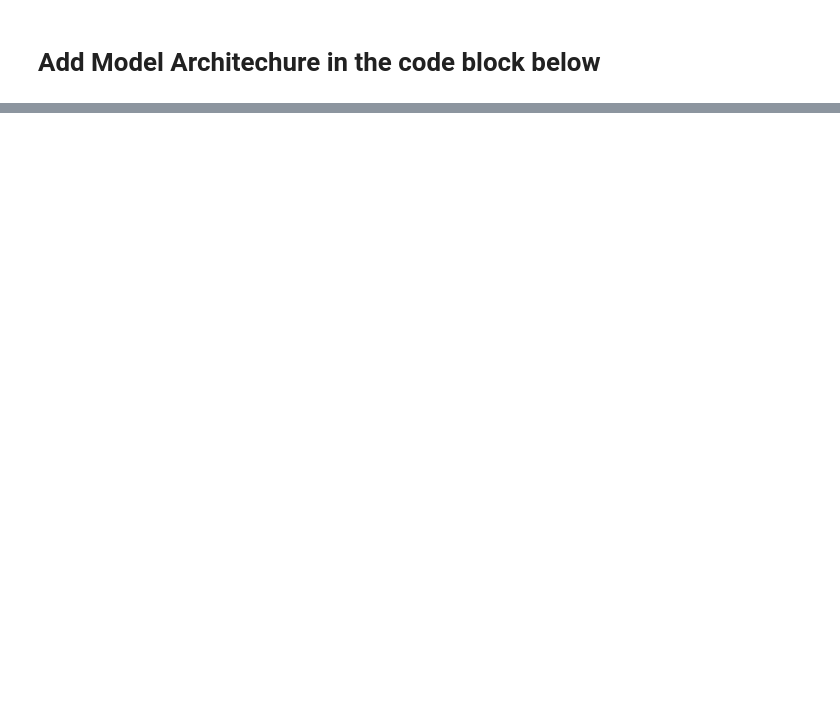
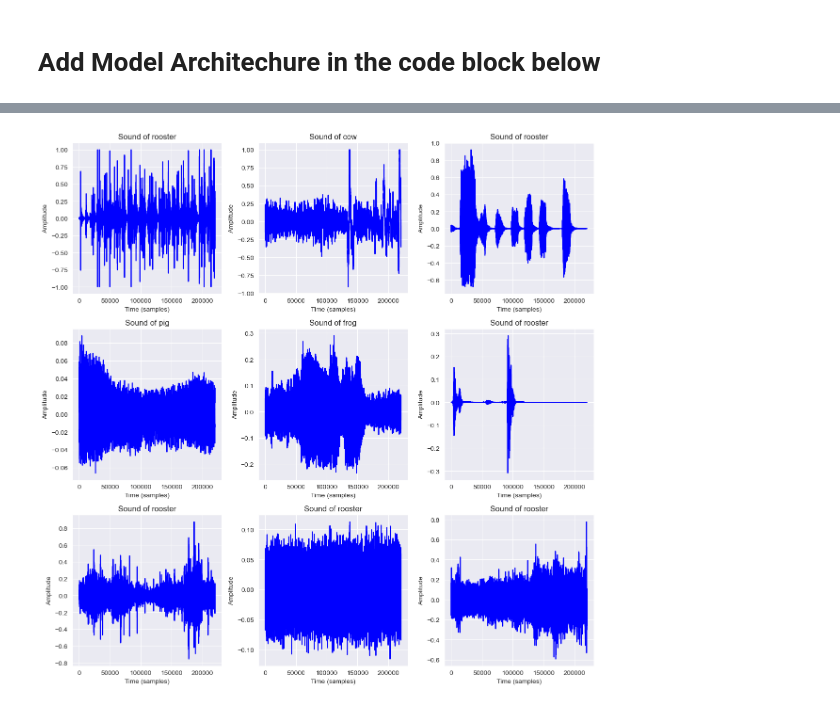
Before and after one commit to Tydox/ESC_Dissertation_2024_EEE, a Jupyter notebook: Visualize_Model.ipynb, the cells around one changed output, grey strips where cells are left out. Drawn from its saved outputs; the diff is of its cells as text; code cells hidden in the pictures; blank space fills up the shorter version.

```diff
--- a/Visualize_Model.ipynb
+++ b/Visualize_Model.ipynb
@@ -83,0 +309,56 @@ model_graph.visual_graph
+# %%
+import os
+import numpy as np
+import matplotlib.pyplot as plt
+import librosa
+
+# Define the sound dictionary
+sound_dictionary = {
+    "0": "dog", "1": "rooster", "2": "pig", "3": "cow", "4": "frog", "5": "cat",
+    "6": "hen", "7": "insects", "8": "sheep", "9": "crow", "10": "rain",
+    "11": "sea_waves", "12": "crackling_fire", "13": "crickets", "14": "chirping_birds",
+    "15": "water_drops", "16": "wind", "17": "pouring_water", "18": "toilet_flush",
+    "19": "thunderstorm", "20": "crying_baby", "21": "sneezing", "22": "clapping",
+    "23": "breathing", "24": "coughing", "25": "footsteps", "26": "laughing",
+    "27": "brushing_teeth", "28": "snoring", "29": "drinking_sipping", "30": "door_wood_knock",
+    "31": "mouse_click", "32": "keyboard_typing", "33": "door_wood_creaks", "34": "can_opening",
+    "35": "washing_machine", "36": "vacuum_cleaner", "37": "clock_alarm", "38": "clock_tick",
+    "39": "glass_breaking", "40": "helicopter", "41": "chainsaw", "42": "siren", "43": "car_horn",
+    "44": "engine", "45": "train", "46": "church_bells", "47": "airplane", "48": "fireworks", "49": "hand_saw"
+}
+
+# Define the folder path containing audio files
+folder_path = '//Users/daniel/Desktop/Github/ESC_Dissertation_2024_EEE/ESC-50-master/Audio/'
+
+# Get list of all audio files in the folder (adjust extension if necessary)
+audio_files = [f for f in os.listdir(folder_path) if f.endswith('.wav')]
+
+# Set up the 3x3 subplot grid
+fig, axs = plt.subplots(3, 3, figsize=(12, 12))
+
+# Loop through the first 9 audio files or fewer if less than 9
+for i, file in enumerate(audio_files[:9]):
+    # Extract the first character (before the underscore or other separator)
+    sound_label = file.split('-')[0]  # Assumes file format like '0_file.wav'
+    #print(sound_label)
+    sound_name = sound_dictionary.get(sound_label, "Unknown Sound")
+
+    # Load the audio file using librosa
+    file_path = os.path.join(folder_path, file)
+    audio_data, sr = librosa.load(file_path, sr=None)  # Load at original sampling rate
+
+    # Determine which subplot to use
+    row = i // 3
+    col = i % 3
+
+    # Plot the waveform in the corresponding subplot
+    axs[row, col].plot(audio_data, color='blue')
+    axs[row, col].set_title(f'Sound of {sound_name}')
+    axs[row, col].set_xlabel('Time (samples)')
+    axs[row, col].set_ylabel('Amplitude')
+
+# Adjust layout to prevent overlapping titles and labels
+plt.tight_layout()
+plt.show()
+# %% [output]
+[figure, added]
```
Also changed, not shown: parts of 16 cells of this notebook, 24 other files.
